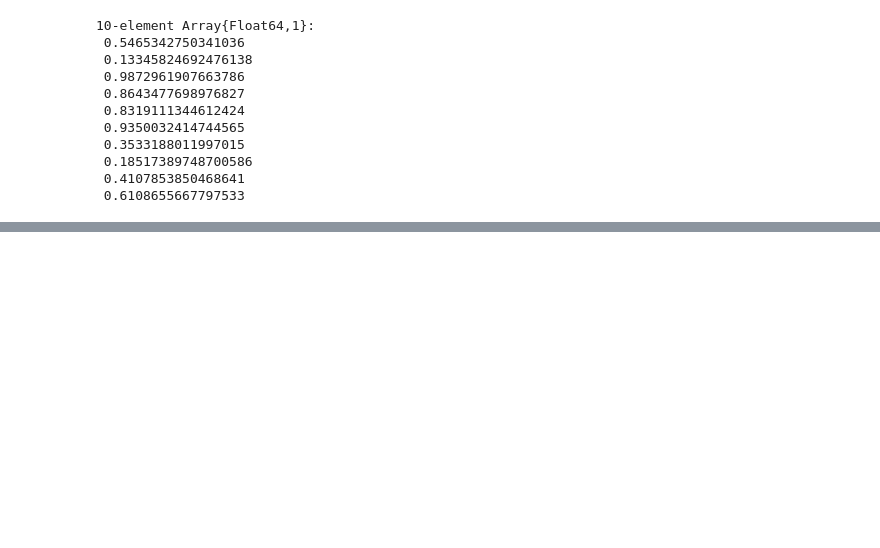
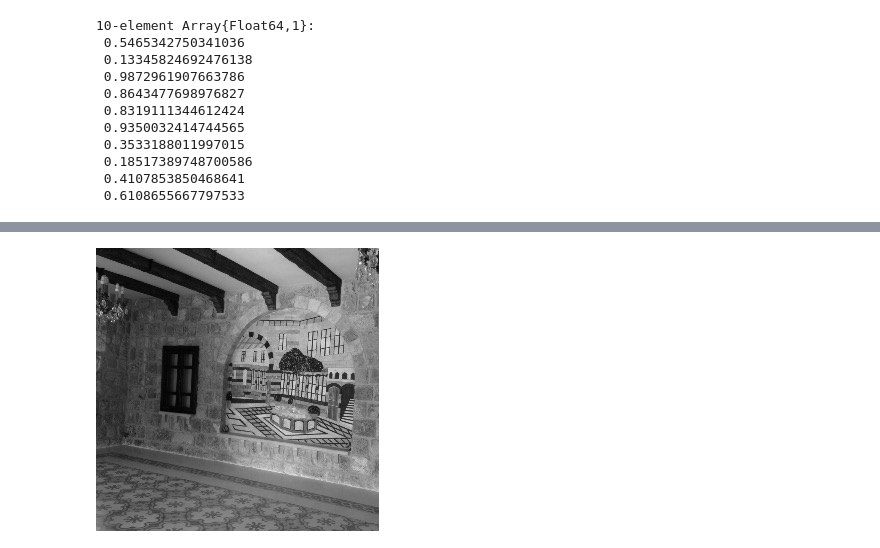
Before and after one commit to sfacca/stage-Machine-learning, a Jupyter notebook: julia/julia for data science/appunti julia for data science linear algebra.ipynb, the cells around one changed output, grey strips where cells are left out. Saved outputs shown, nothing was run; the diff lists cells and outputs as text; code cells hidden in the pictures; blank space fills up the shorter version.

```diff
--- a/julia/julia for data science/appunti julia for data science linear algebra.ipynb
+++ b/julia/julia for data science/appunti julia for data science linear algebra.ipynb
@@ -254,0 +355,6 @@ S.nzval
+# %%
+# immagini in julia sono in realtà matrici di RGBX
+# traformiamo img in greyscale
+Xgray = Gray.(X1)
+# %% [output]
+[figure, added]
```
Also changed, not shown: parts of 36 cells of this notebook, 2 other files.
